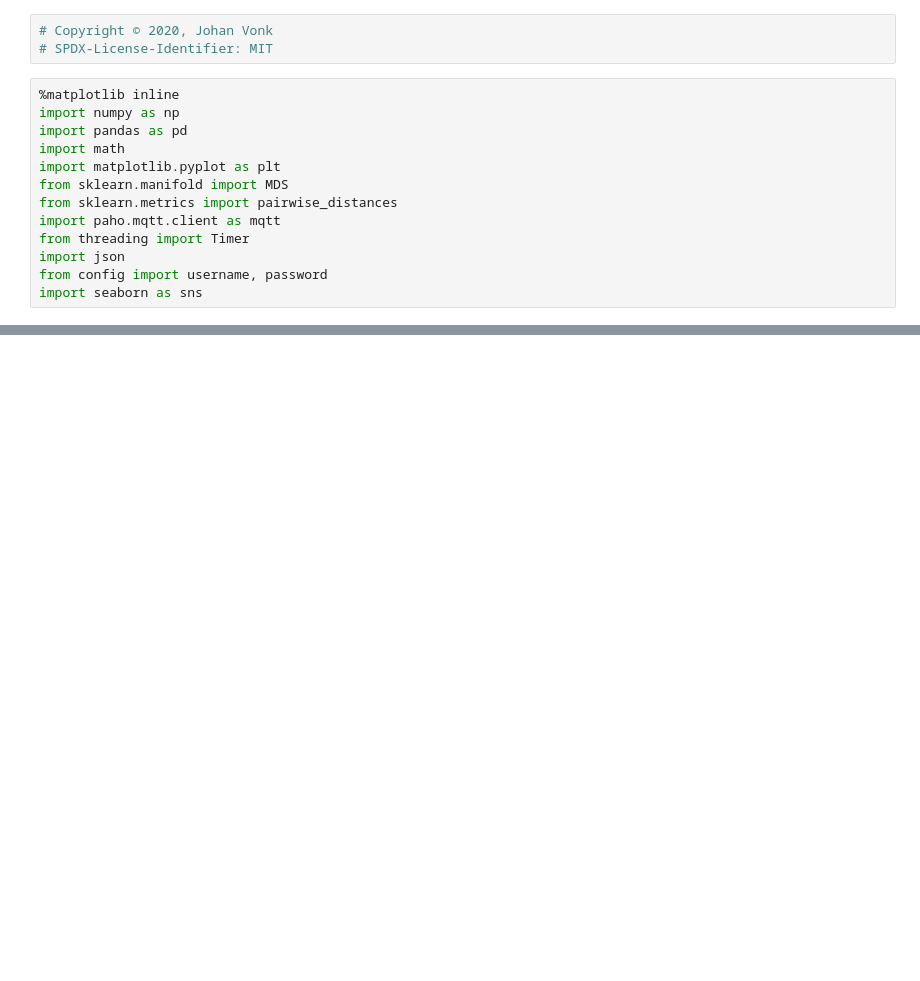
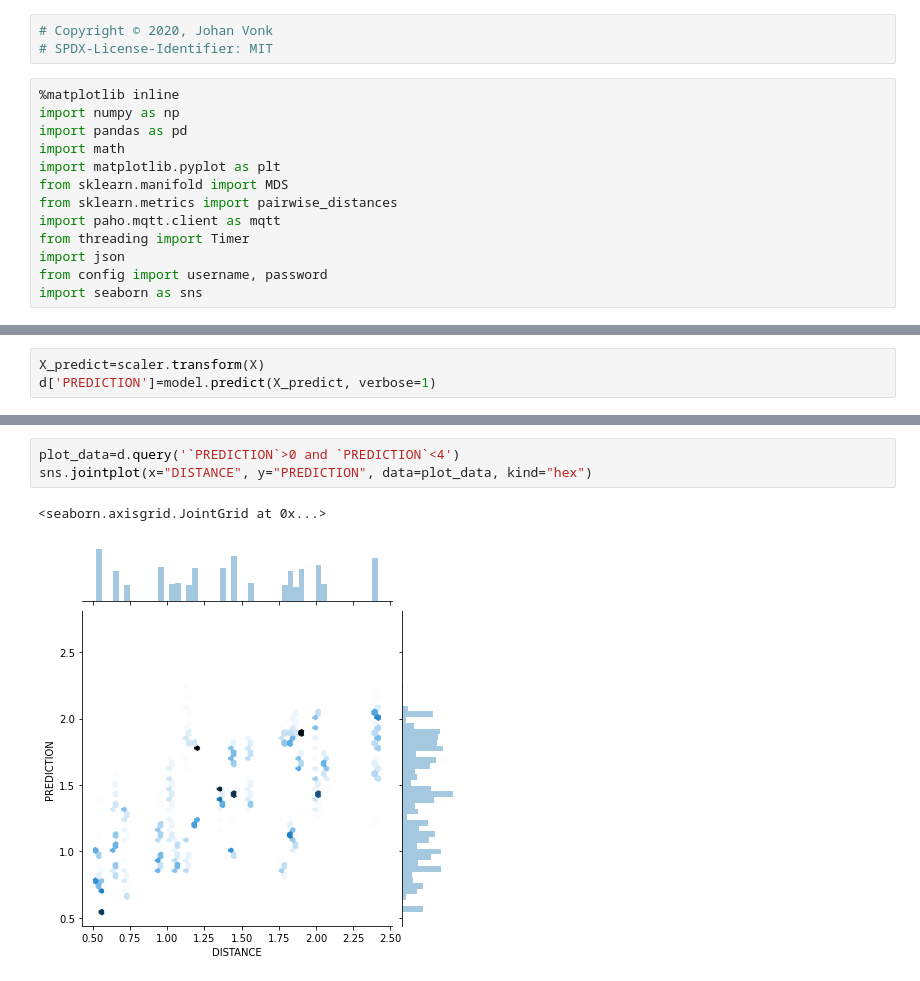
Before and after one commit to jvonk/pact, a Jupyter notebook: main_PACT/data_processing.ipynb, the cells around one changed output, grey strips where cells are left out. Drawn from its saved outputs; the diff is of its cells as text; blank space fills up the shorter version.

```diff
--- a/main_PACT/data_processing.ipynb
+++ b/main_PACT/data_processing.ipynb
@@ -99,0 +157,3 @@ Estimate is 37.197% off in median case.
+# %%
+X_predict=scaler.transform(X)
+d['PREDICTION']=model.predict(X_predict, verbose=1)
@@ -99,0 +176,6 @@ Estimate is 37.197% off in median case.
+# %%
+plot_data=d.query('`PREDICTION`>0 and `PREDICTION`<4')
+sns.jointplot(x="DISTANCE", y="PREDICTION", data=plot_data, kind="hex")
+# %% [output]
+<seaborn.axisgrid.JointGrid at 0x...>
+[figure, added]
```
Also changed, not shown: parts of 12 cells of this notebook, 1 other file.
